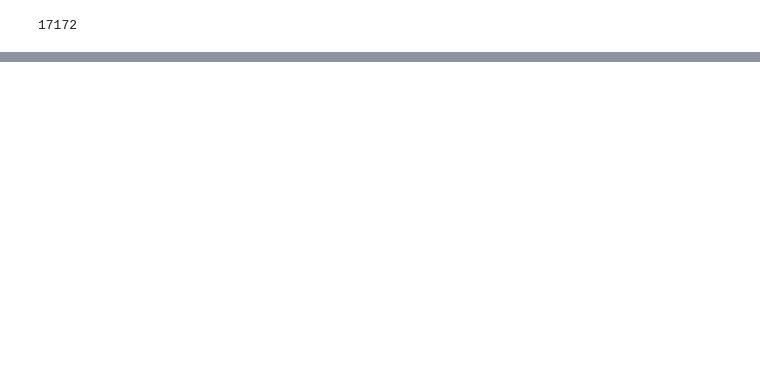
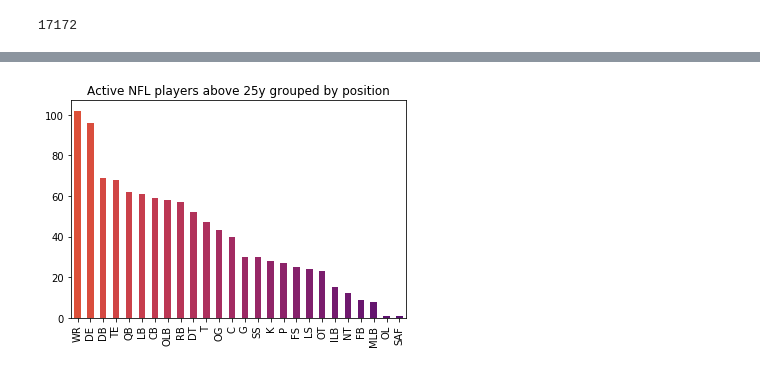
Before and after one commit to rmroman/dataPy_CADi, a Jupyter notebook: dataPyPersonal/nfl.ipynb, the cells around one changed output, grey strips where cells are left out. Saved outputs shown, nothing was run; the diff lists cells and outputs as text; code cells hidden in the pictures; blank space fills up the shorter version.

```diff
--- a/dataPyPersonal/nfl.ipynb
+++ b/dataPyPersonal/nfl.ipynb
@@ -36,0 +68,15 @@ len(aboveAge)
+# %%
+# Plotting with style
+color = cm.inferno_r(np.linspace(.4, .8, 30))
+frequencies.plot(
+    kind="bar",
+    title=(
+        "Active NFL players above " +
+        str(ageFilterValue) +
+        "y grouped by position"
+    ),
+    color=color
+)
+plt.savefig('./images/nflBar.png', dpi=500)
+# %% [output]
+[figure, added]
```
Also changed, not shown: parts of 5 cells of this notebook, 2 other files.
